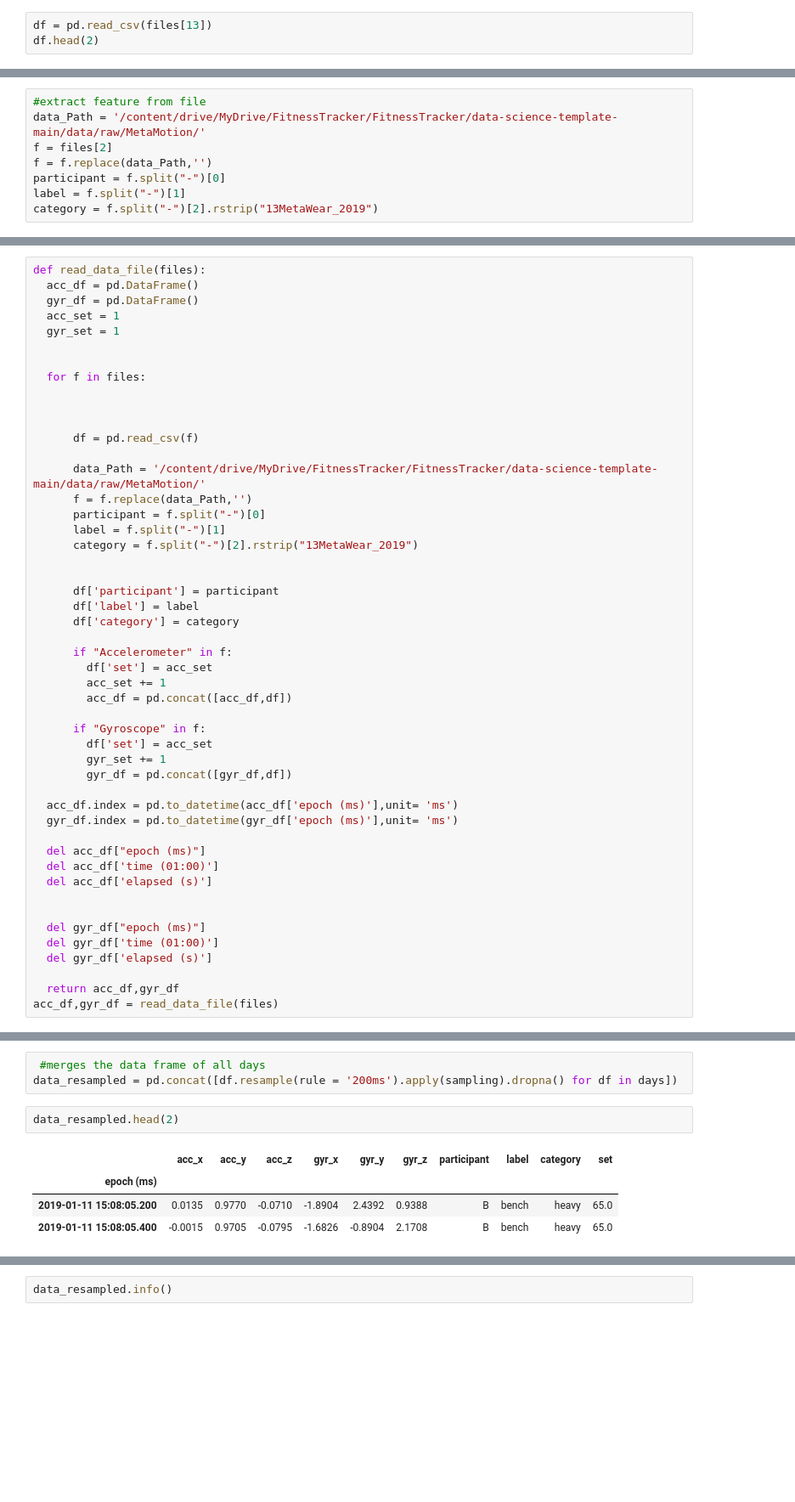
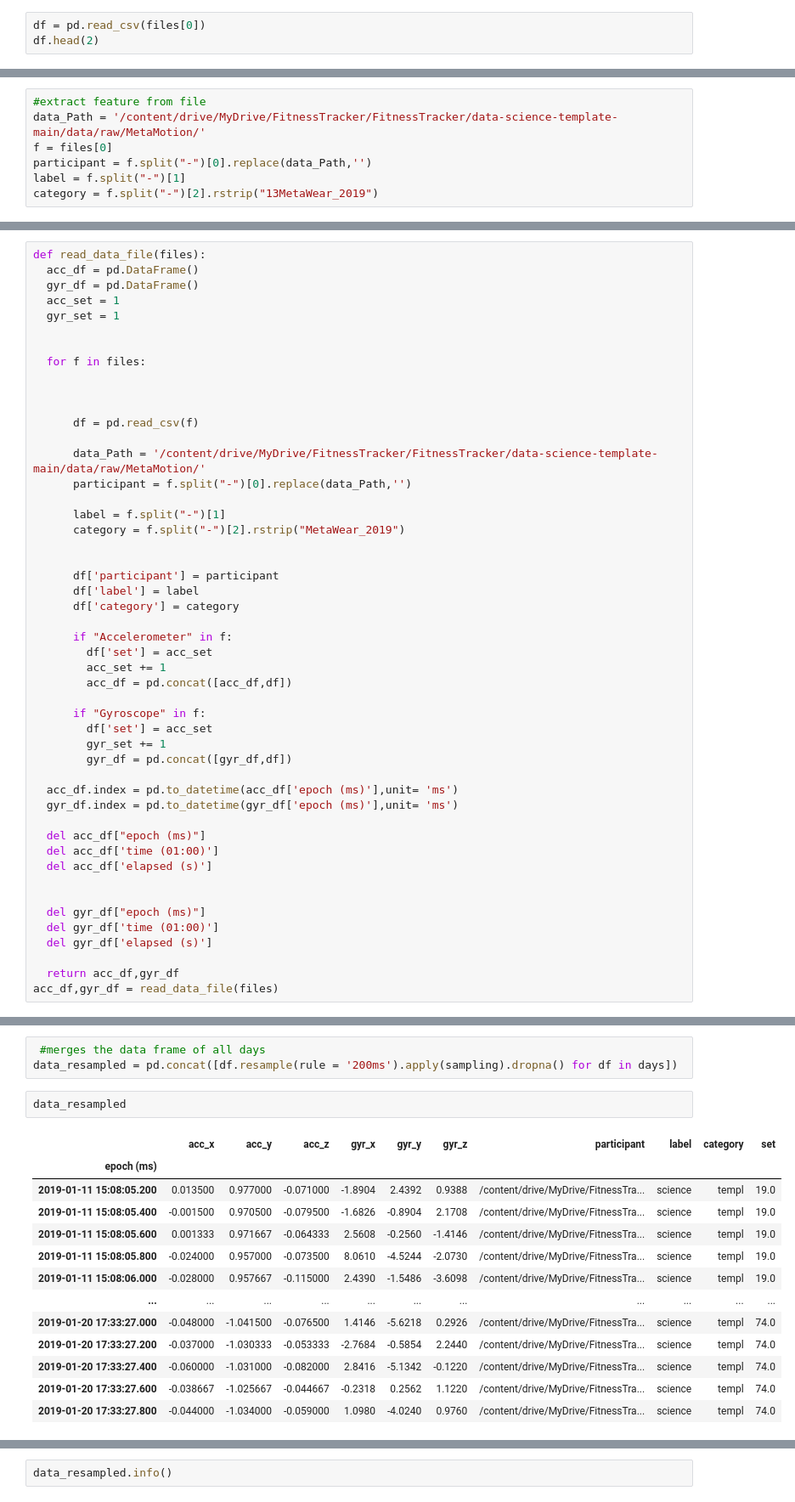
Before and after one commit to surajjorwar/FitnessTracker, a Jupyter notebook: make_dataset.ipynb, the cells around one changed output, grey strips where cells are left out. Shown: that part at 85% size. Drawn from its saved outputs; the diff is of its cells as text; blank space fills up the shorter version.

```diff
--- a/make_dataset.ipynb
+++ b/make_dataset.ipynb
@@ -20,7 +20,7 @@ len(files)
 # %% [output]
 187
 # %%
-df = pd.read_csv(files[13])
+df = pd.read_csv(files[0])
 df.head(2)
 # %% [output]
 |  | epoch (ms) | time (01:00) | elapsed (s) | x-axis (g) | y-axis (g) | z-axis (g) |
@@ -33,9 +33,8 @@ df.head(2)
 # %%
 #extract feature from file
 data_Path = '/content/drive/MyDrive/FitnessTracker/FitnessTracker/data-science-template-main/data/raw/MetaMotion/'
-f = files[2]
-f = f.replace(data_Path,'')
-participant = f.split("-")[0]
+f = files[0]
+participant = f.split("-")[0].replace(data_Path,'')
 label = f.split("-")[1]
 category = f.split("-")[2].rstrip("13MetaWear_2019")
 # %%
@@ -130,10 +131,10 @@ def read_data_file(files):
       df = pd.read_csv(f)
 
       data_Path = '/content/drive/MyDrive/FitnessTracker/FitnessTracker/data-science-template-main/data/raw/MetaMotion/'
-      f = f.replace(data_Path,'')
-      participant = f.split("-")[0]
+      participant = f.split("-")[0].replace(data_Path,'')
+
       label = f.split("-")[1]
-      category = f.split("-")[2].rstrip("13MetaWear_2019")
+      category = f.split("-")[2].rstrip("MetaWear_2019")
 
 
       df['participant'] = participant
@@ -230,9 +252,18 @@ days = [g for n,g in data_merged.groupby(pd.Grouper(freq='D')) ]
  #merges the data frame of all days
 data_resampled = pd.concat([df.resample(rule = '200ms').apply(sampling).dropna() for df in days])
 # %%
-data_resampled.head(2)
+data_resampled
 # %% [output]
 |  | acc_x | acc_y | acc_z | gyr_x | gyr_y | gyr_z | participant | label | category | set |
 | epoch (ms) |  |  |  |  |  |  |  |  |  |  |
-| 2019-01-11 15:08:05.200 | 0.0135 | 0.9770 | -0.0710 | -1.8904 | 2.4392 | 0.9388 | B | bench | heavy | 65.0 |
-| 2019-01-11 15:08:05.400 | -0.0015 | 0.9705 | -0.0795 | -1.6826 | -0.8904 | 2.1708 | B | bench | heavy | 65.0 |
+| 2019-01-11 15:08:05.200 | 0.013500 | 0.977000 | -0.071000 | -1.8904 | 2.4392 | 0.9388 | /content/drive/MyDrive/FitnessTra... | science | templ | 19.0 |
+| 2019-01-11 15:08:05.400 | -0.001500 | 0.970500 | -0.079500 | -1.6826 | -0.8904 | 2.1708 | /content/drive/MyDrive/FitnessTra... | science | templ | 19.0 |
+| 2019-01-11 15:08:05.600 | 0.001333 | 0.971667 | -0.064333 | 2.5608 | -0.2560 | -1.4146 | /content/drive/MyDrive/FitnessTra... | science | templ | 19.0 |
+| 2019-01-11 15:08:05.800 | -0.024000 | 0.957000 | -0.073500 | 8.0610 | -4.5244 | -2.0730 | /content/drive/MyDrive/FitnessTra... | science | templ | 19.0 |
+| 2019-01-11 15:08:06.000 | -0.028000 | 0.957667 | -0.115000 | 2.4390 | -1.5486 | -3.6098 | /content/drive/MyDrive/FitnessTra... | science | templ | 19.0 |
+| ... | ... | ... | ... | ... | ... | ... | ... | ... | ... | ... |
+| 2019-01-20 17:33:27.000 | -0.048000 | -1.041500 | -0.076500 | 1.4146 | -5.6218 | 0.2926 | /content/drive/MyDrive/FitnessTra... | science | templ | 74.0 |
+| 2019-01-20 17:33:27.200 | -0.037000 | -1.030333 | -0.053333 | -2.7684 | -0.5854 | 2.2440 | /content/drive/MyDrive/FitnessTra... | science | templ | 74.0 |
+| 2019-01-20 17:33:27.400 | -0.060000 | -1.031000 | -0.082000 | 2.8416 | -5.1342 | -0.1220 | /content/drive/MyDrive/FitnessTra... | science | templ | 74.0 |
+| 2019-01-20 17:33:27.600 | -0.038667 | -1.025667 | -0.044667 | -0.2318 | 0.2562 | 1.1220 | /content/drive/MyDrive/FitnessTra... | science | templ | 74.0 |
+| 2019-01-20 17:33:27.800 | -0.044000 | -1.034000 | -0.059000 | 1.0980 | -4.0240 | 0.9760 | /content/drive/MyDrive/FitnessTra... | science | templ | 74.0 |
```
Also changed, not shown: parts of 10 cells of this notebook.
